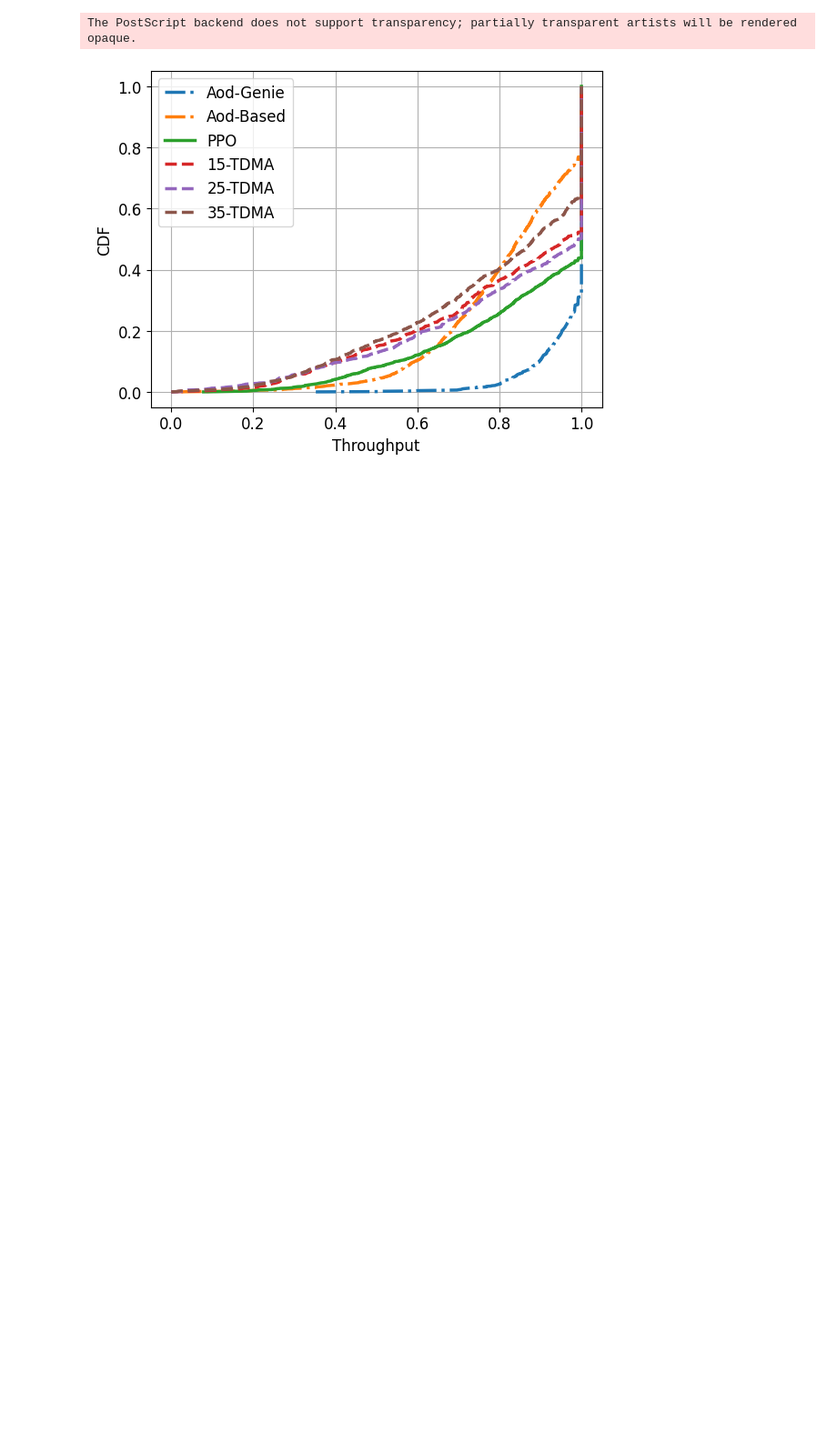
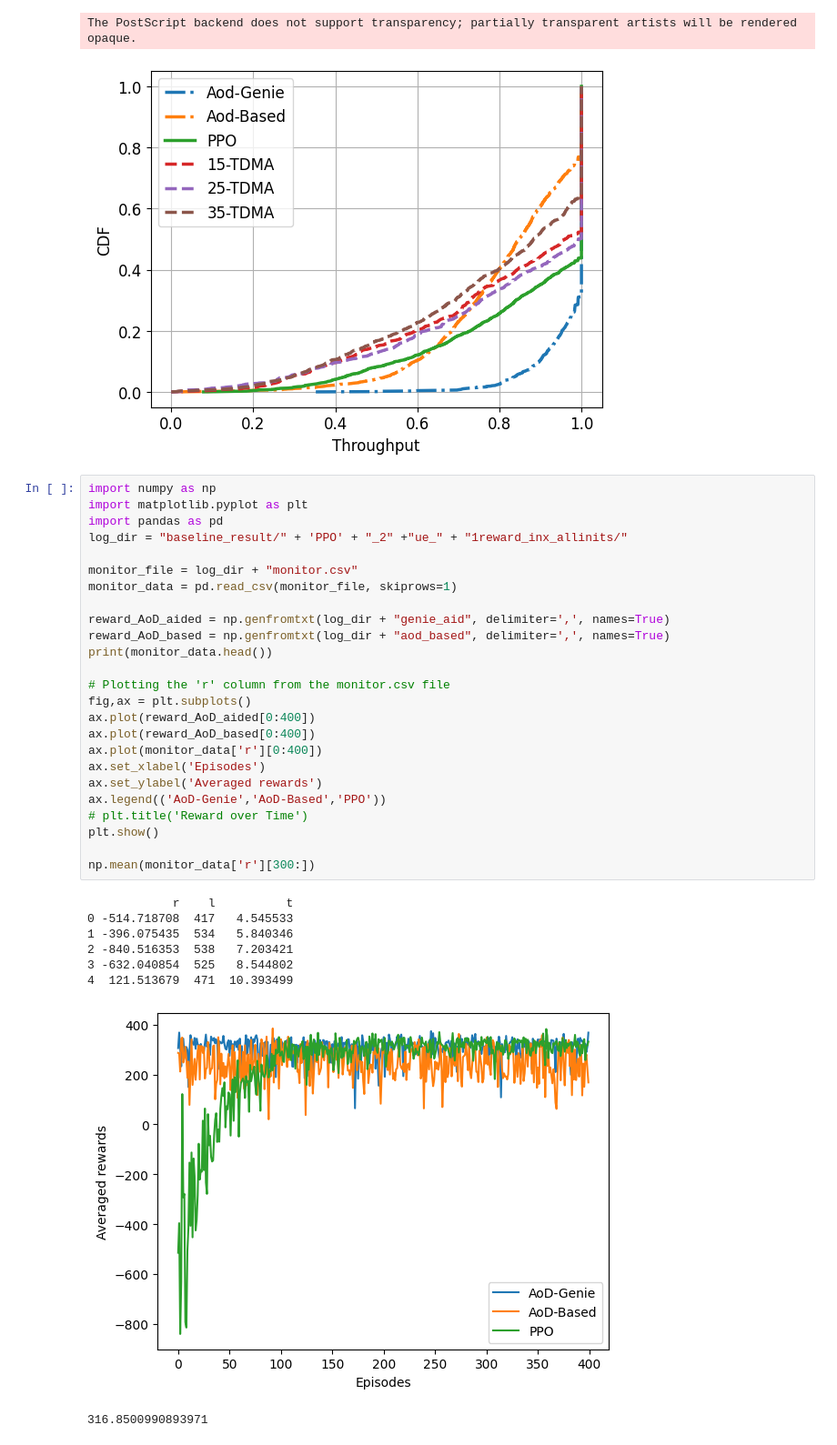
Before and after one commit to april427/Centric-BM, a Jupyter notebook: documents/09-27.ipynb, the cells around one changed output. Shown at 91% size. Drawn from its saved outputs; the diff is of its cells as text; blank space fills up the shorter version.

Commit message:
Add a reward plot for MU BM

```diff
--- a/documents/09-27.ipynb
+++ b/documents/09-27.ipynb
@@ -499,3 +499,37 @@ plt.savefig('throughput_2UE.eps',format='eps')
 # %% [output]
 The PostScript backend does not support transparency; partially transparent artists will be rendered opaque.
 [figure]
+# %%
+import numpy as np
+import matplotlib.pyplot as plt
+import pandas as pd
+log_dir = "baseline_result/" + 'PPO' + "_2" +"ue_" + "1reward_inx_allinits/"
+
+monitor_file = log_dir + "monitor.csv"
+monitor_data = pd.read_csv(monitor_file, skiprows=1)
+
+reward_AoD_aided = np.genfromtxt(log_dir + "genie_aid", delimiter=',', names=True)
+reward_AoD_based = np.genfromtxt(log_dir + "aod_based", delimiter=',', names=True)
+print(monitor_data.head())
+
+# Plotting the 'r' column from the monitor.csv file
+fig,ax = plt.subplots()
+ax.plot(reward_AoD_aided[0:400])
+ax.plot(reward_AoD_based[0:400])
+ax.plot(monitor_data['r'][0:400])
+ax.set_xlabel('Episodes')
+ax.set_ylabel('Averaged rewards')
+ax.legend(('AoD-Genie','AoD-Based','PPO'))
+# plt.title('Reward over Time')
+plt.show()
+
+np.mean(monitor_data['r'][300:])
+# %% [output]
+            r    l          t
+0 -514.718708  417   4.545533
+1 -396.075435  534   5.840346
+2 -840.516353  538   7.203421
+3 -632.040854  525   8.544802
+4  121.513679  471  10.393499
+[figure, added]
+316.8500990893971
```
Also changed, not shown: 3 other files.
